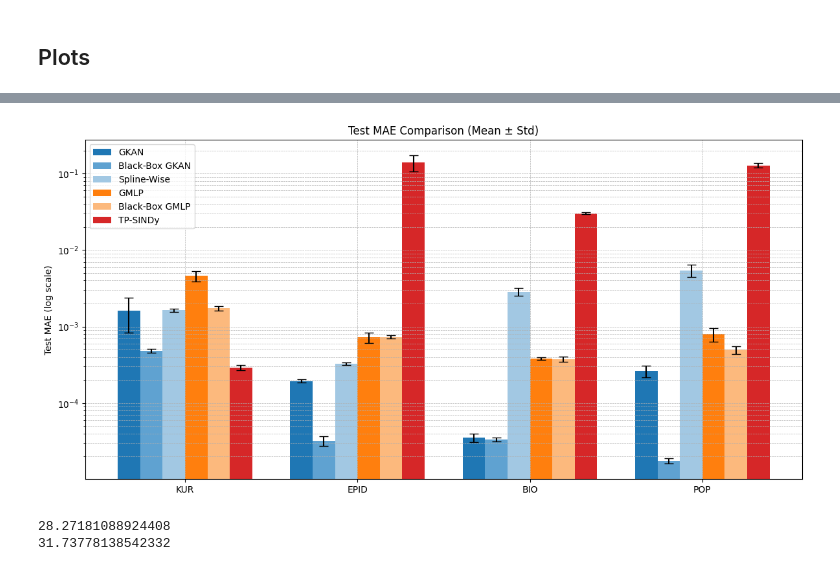
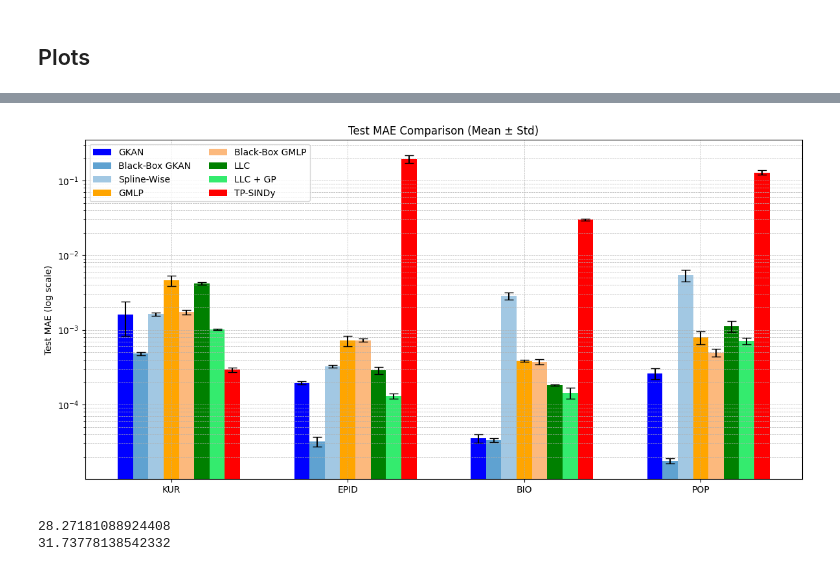
Before and after one commit to riccardocappi/Kan-for-Interpretable-Graph-Dynamics, a Jupyter notebook: plots.ipynb, the cells around one changed output, grey strips where cells are left out. Drawn from its saved outputs; the diff is of its cells as text; code cells hidden in the pictures.

Commit message:
- More plots - LLC experiments real data - Experiments KAN no mult

```diff
--- a/plots.ipynb
+++ b/plots.ipynb
@@ -48,6 +46,13 @@ res_bio_tss = load_res("./saved_models_optuna/tss/Biochemical-1/post_process_res
 res_pop_tss = load_res("./saved_models_optuna/tss/Population-1/post_process_res.json")
 
 res_tss = [res_kur_tss, res_epid_tss, res_bio_tss, res_pop_tss]
+
+res_kur_llc = load_res("./saved_models_optuna/model-kuramoto-llc/kuramoto_llc_2/0/post_process_res.json")
+res_epid_llc = load_res("./saved_models_optuna/model-epidemics-llc/epidemics_llc_2/0/post_process_res.json")
+res_bio_llc = load_res("./saved_models_optuna/model-biochemical-llc/biochemical_llc_2/0/post_process_res.json")
+res_pop_llc = load_res("./saved_models_optuna/model-population-llc/population_llc_2/0/post_process_res.json")
+
+res_llc = [res_kur_llc, res_epid_llc, res_bio_llc, res_pop_llc]
 # %% [markdown]
 ## Plots
 # %%
@@ -118,47 +144,81 @@ mpnn_stds = [res["model_test_Std"] for res in res_mpnn]
 black_box_mpnn = [res["black_box_symb_test_MAE"] for res in res_mpnn]
 black_box_mpnn_stds = [res["black_box_symb_test_Std"] for res in res_mpnn]
 
+llc_losses = [res["model_test_MAE"] for res in res_llc]
+llc_stds = [res["model_test_Std"] for res in res_llc]
+
+black_box_llc = [res["black_box_symb_test_MAE"] for res in res_llc]
+black_box_llc_stds = [res["black_box_symb_test_Std"] for res in res_llc]
+
+
 tpsindy_means = [res["tss_test_mae_"] for res in res_tss]
 tpsindy_stds = [res["tss_test_std_"] for res in res_tss]
 
 
-# Plot setup
-group_spacing = 1.
+group_spacing = 1.5
 x = np.arange(len(datasets)) * group_spacing
 width = 0.13
 
 fig, ax = plt.subplots(figsize=(12, 6))
 
 # Define custom color map
 colors = {
-    "gkan": ['#1f77b4', '#5fa2d1', '#a2c8e3'],  # shades of blue
-    "mlp":  ['#ff7f0e', '#fcb97d'],             # shades of orange
-    "tss":  ['#d62728']                         # red
+    "gkan": ['blue', '#5fa2d1', '#a2c8e3'],  # shades of blue
+    "mlp":  ['orange', '#fcb97d'],           # shades of orange
+    "tss":  ['red'],                         # red
+    "llc":  ['green', '#34eb6e']
 }
 
-# Plotting in order: GKAN, GKAN-BlackBox, GKAN-Spline, MLP, MLP-BlackBox, TSS
-ax.bar(x - 2.5*width, gkan_losses, width, yerr=gkan_stds, label='GKAN', color=colors["gkan"][0], capsize=5)
-ax.bar(x - 1.5*width, black_box_means, width, yerr=black_box_stds, label='Black-Box GKAN', color=colors["gkan"][1], capsize=5)
-ax.bar(x - 0.5*width, spline_means, width, yerr=spline_stds, label='Spline-Wise', color=colors["gkan"][2], capsize=5)
+# Bar offset positions
+offsets = {
+    'GKAN':         -3 * width,
+    'GKAN-BB':      -2 * width,
+    'GKAN-Spline':  -1 * width,
+    'GMLP':          0 * width,
+    'GMLP-BB':       1 * width,
+    'LLC':           2 * width,
+    'LLC-GP':        3 * width,
+    'TP-SINDy':      4 * width,
+}
 
-ax.bar(x + 0.5*width, mpnn_losses, width, yerr=mpnn_stds, label='GMLP', color=colors["mlp"][0], capsize=5)
-ax.bar(x + 1.5*width, black_box_mpnn, width, yerr=black_box_mpnn_stds, label='Black-Box GMLP', color=colors["mlp"][1], capsize=5)
+# Plot each method at a unique offset
+ax.bar(x + offsets['GKAN'], gkan_losses, width, yerr=log_error_bars(gkan_losses, gkan_stds),
+       label='GKAN', color=colors["gkan"][0], capsize=5)
 
-ax.bar(x + 2.5*width, tpsindy_means, width, yerr=tpsindy_stds, label='TP-SINDy', color=colors["tss"][0], capsize=5)
+ax.bar(x + offsets['GKAN-BB'], black_box_means, width, yerr=log_error_bars(black_box_means, black_box_stds),
+       label='Black-Box GKAN', color=colors["gkan"][1], capsize=5)
+
+ax.bar(x + offsets['GKAN-Spline'], spline_means, width, yerr=log_error_bars(spline_means, spline_stds),
+       label='Spline-Wise', color=colors["gkan"][2], capsize=5)
+
+ax.bar(x + offsets['GMLP'], mpnn_losses, width, yerr=log_error_bars(mpnn_losses, mpnn_stds),
+       label='GMLP', color=colors["mlp"][0], capsize=5)
+
+ax.bar(x + offsets['GMLP-BB'], black_box_mpnn, width, yerr=log_error_bars(black_box_mpnn, black_box_mpnn_stds),
+       label='Black-Box GMLP', color=colors["mlp"][1], capsize=5)
+
+ax.bar(x + offsets['LLC'], llc_losses, width, yerr=log_error_bars(llc_losses, llc_stds),
+       label='LLC', color=colors["llc"][0], capsize=5)
+
+ax.bar(x + offsets['LLC-GP'], black_box_llc, width, yerr=log_error_bars(black_box_llc, black_box_llc_stds),
+       label='LLC + GP', color=colors["llc"][1], capsize=5)
+
+ax.bar(x + offsets['TP-SINDy'], tpsindy_means, width, yerr=log_error_bars(tpsindy_means, tpsindy_stds),
+       label='TP-SINDy', color=colors["tss"][0], capsize=5)
 
 # Labels and formatting
 ax.set_ylabel('Test MAE (log scale)')
 ax.set_title('Test MAE Comparison (Mean ± Std)')
 ax.set_xticks(x)
 ax.set_xticklabels(datasets)
 ax.set_yscale('log')
-ax.legend()
+ax.legend(loc='best', ncol=2)
 ax.grid(True, which="both", ls="--", linewidth=0.5)
 
 plt.tight_layout()
 plt.show()
 # %% [output]
-[figure, old version]
+[figure, new version]
 # %%
 exec_time_sw = [res["spline_wise_exec_time"] for res in res_gkan]
 exec_time_gp = [res["black_box_exec_time"] for res in res_gkan]
```
Also changed, not shown: parts of 58 cells of this notebook, 20 other files.
